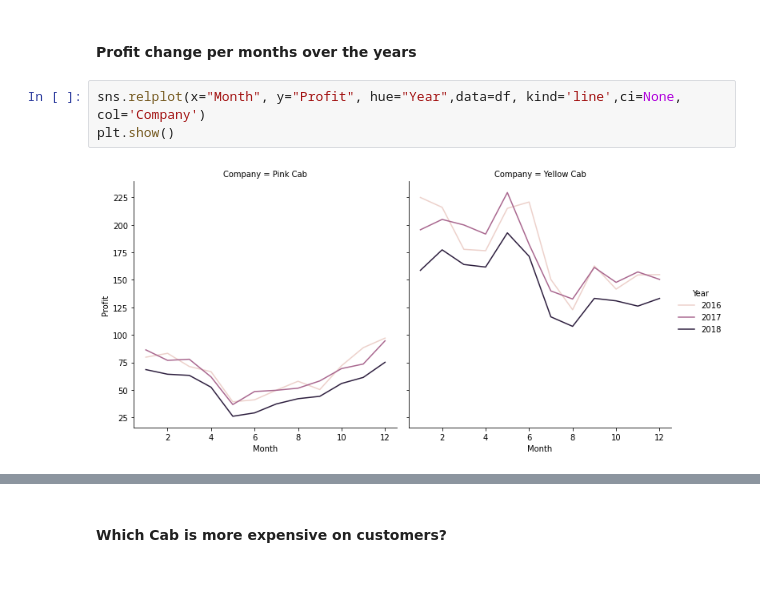
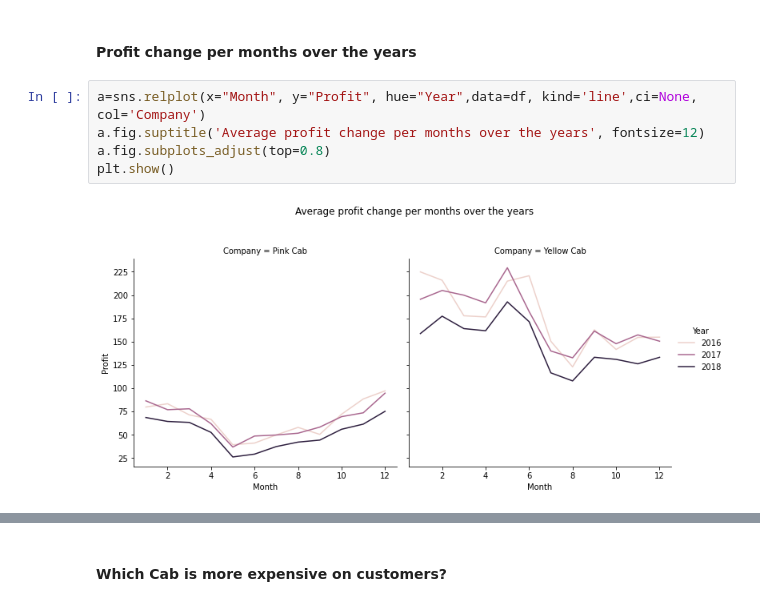
Before and after one commit to Raghad-Almeataz/DS-G2M-insight-for-Cab-Investment-firm, a Jupyter notebook: Notebooks/EDA.ipynb, the cells around one changed output, grey strips where cells are left out. Drawn from its saved outputs; the diff is of its cells as text; blank space fills up the shorter version.

```diff
--- a/Notebooks/EDA.ipynb
+++ b/Notebooks/EDA.ipynb
@@ -273,7 +239,9 @@ pdf
 # %% [markdown]
 #### Profit change per months over the years
 # %%
-sns.relplot(x="Month", y="Profit", hue="Year",data=df, kind='line',ci=None, col='Company')
+a=sns.relplot(x="Month", y="Profit", hue="Year",data=df, kind='line',ci=None, col='Company')
+a.fig.suptitle('Average profit change per months over the years', fontsize=12)
+a.fig.subplots_adjust(top=0.8)
 plt.show()
 # %% [output]
-[figure, old version]
+[figure, new version]
```
Also changed, not shown: parts of 14 cells of this notebook.
